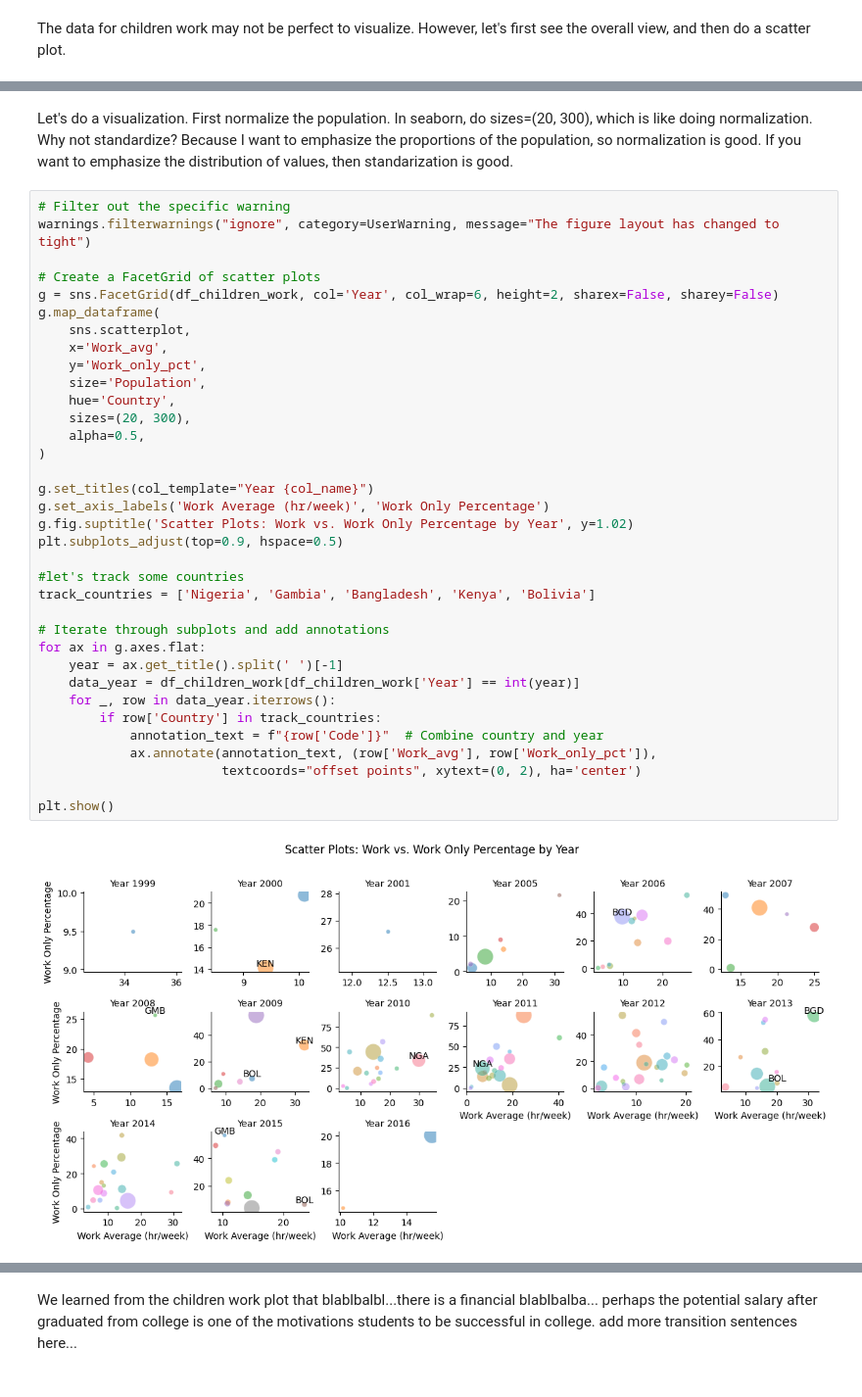
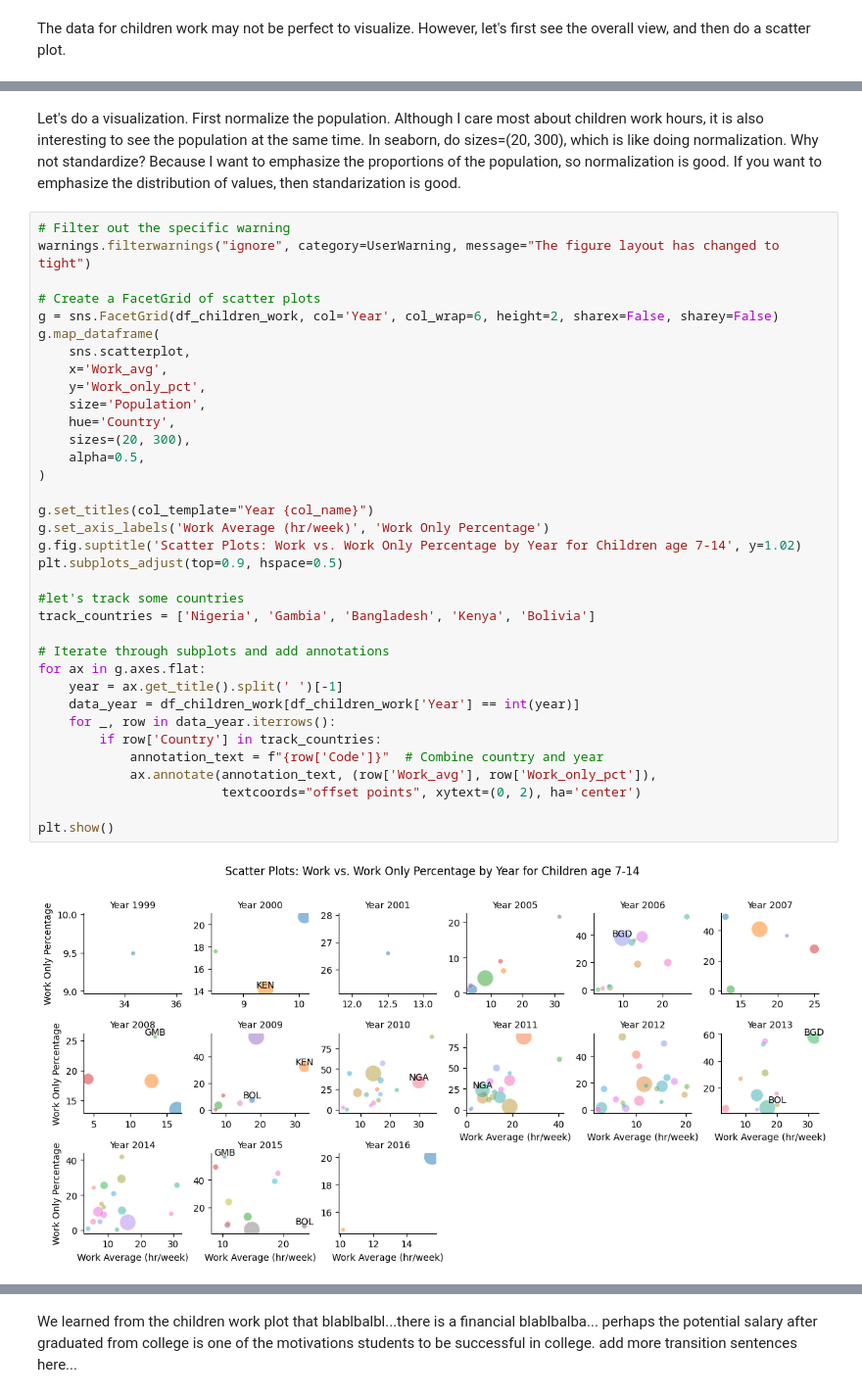
Before and after one commit to jerryliUMD/cmsc320_final_tutorial, a Jupyter notebook: tutorial.ipynb, the cells around one changed output, grey strips where cells are left out. Shown at 98% size. Cells and saved outputs as stored; diff of their text form.

```diff
--- a/tutorial.ipynb
+++ b/tutorial.ipynb
@@ -193,5 +214,5 @@ display(df_children_work.describe())
 # %% [markdown]
-Let's do a visualization. First normalize the population. In seaborn, do sizes=(20, 300), which is like doing normalization. Why not standardize? Because I want to emphasize the proportions of the population, so normalization is good. If you want to emphasize the distribution of values, then standarization is good.
+Let's do a visualization. First normalize the population. Although I care most about children work hours, it is also interesting to see the population at the same time. In seaborn, do sizes=(20, 300), which is like doing normalization. Why not standardize? Because I want to emphasize the proportions of the population, so normalization is good. If you want to emphasize the distribution of values, then standarization is good.
 # %%
 # Filter out the specific warning
 warnings.filterwarnings("ignore", category=UserWarning, message="The figure layout has changed to tight")
@@ -200,33 +221,33 @@ warnings.filterwarnings("ignore", category=UserWarning, message="The figure layo
 g = sns.FacetGrid(df_children_work, col='Year', col_wrap=6, height=2, sharex=False, sharey=False)
 g.map_dataframe(
     sns.scatterplot,
     x='Work_avg',
     y='Work_only_pct',
     size='Population',
     hue='Country',
     sizes=(20, 300),
     alpha=0.5,
 )
 
 g.set_titles(col_template="Year {col_name}")
 g.set_axis_labels('Work Average (hr/week)', 'Work Only Percentage')
-g.fig.suptitle('Scatter Plots: Work vs. Work Only Percentage by Year', y=1.02)
+g.fig.suptitle('Scatter Plots: Work vs. Work Only Percentage by Year for Children age 7-14', y=1.02)
 plt.subplots_adjust(top=0.9, hspace=0.5)
 
 #let's track some countries
 track_countries = ['Nigeria', 'Gambia', 'Bangladesh', 'Kenya', 'Bolivia']
 
 # Iterate through subplots and add annotations
 for ax in g.axes.flat:
     year = ax.get_title().split(' ')[-1]
     data_year = df_children_work[df_children_work['Year'] == int(year)]
     for _, row in data_year.iterrows():
         if row['Country'] in track_countries:
             annotation_text = f"{row['Code']}"  # Combine country and year
             ax.annotate(annotation_text, (row['Work_avg'], row['Work_only_pct']),
                         textcoords="offset points", xytext=(0, 2), ha='center')
 
 plt.show()
 # %% [output]
-[figure, old version]
+[figure, new version]
 # %% [markdown]
```
Also changed, not shown: parts of 21 cells of this notebook, 3 other files.
